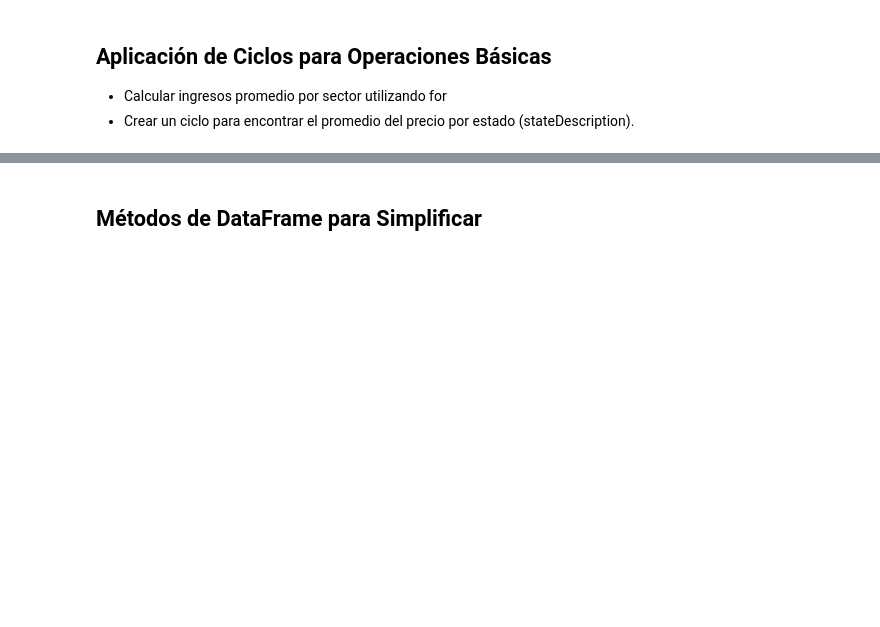
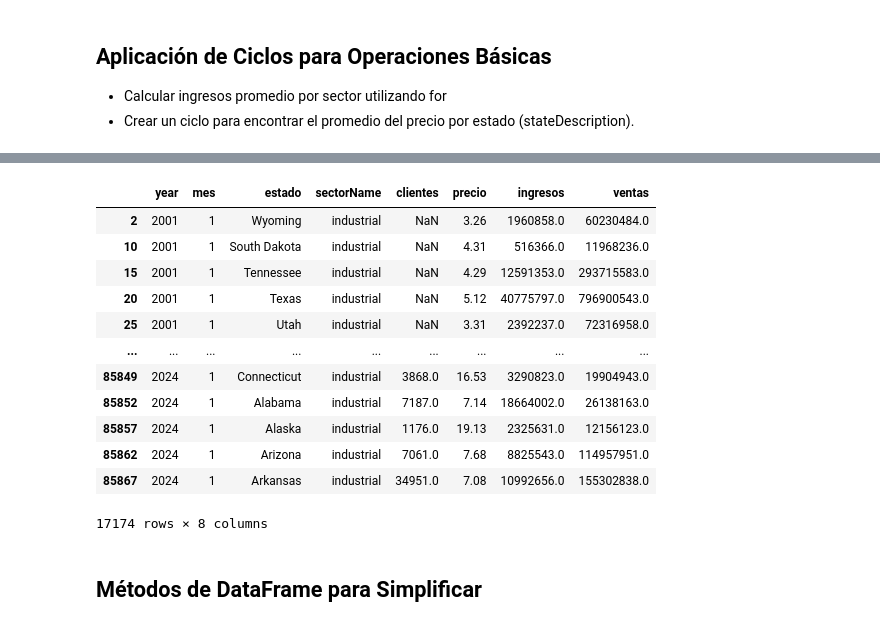
Before and after one commit to KevinrealG/Analisis-con-Python, a Jupyter notebook: Clase_6.ipynb, the cells around one changed output, grey strips where cells are left out. Saved outputs shown, nothing was run; the diff lists cells and outputs as text; code cells hidden in the pictures; blank space fills up the shorter version.

```diff
--- a/Clase_6.ipynb
+++ b/Clase_6.ipynb
@@ -407,2 +487,23 @@ sectores = df['sectorName'].unique()
+# %%
+# filtrar el DataFrame por un sector
+filtro_sector = datos_excel['sectorName'] == 'Agriculture'
+filtro_estado = datos_excel['estado'] == 'Texas'
+filtro_anual = datos_excel['year'] == 2001
+
+datos_excel[filtro_sector & filtro_estado & filtro_anual]
+# %% [output]
+|  | year | mes | estado | sectorName | clientes | precio | ingresos | ventas |
+| 2 | 2001 | 1 | Wyoming | industrial | NaN | 3.26 | 1960858.0 | 60230484.0 |
+| 10 | 2001 | 1 | South Dakota | industrial | NaN | 4.31 | 516366.0 | 11968236.0 |
+| 15 | 2001 | 1 | Tennessee | industrial | NaN | 4.29 | 12591353.0 | 293715583.0 |
+| 20 | 2001 | 1 | Texas | industrial | NaN | 5.12 | 40775797.0 | 796900543.0 |
+| 25 | 2001 | 1 | Utah | industrial | NaN | 3.31 | 2392237.0 | 72316958.0 |
+| ... | ... | ... | ... | ... | ... | ... | ... | ... |
+| 85849 | 2024 | 1 | Connecticut | industrial | 3868.0 | 16.53 | 3290823.0 | 19904943.0 |
+| 85852 | 2024 | 1 | Alabama | industrial | 7187.0 | 7.14 | 18664002.0 | 26138163.0 |
+| 85857 | 2024 | 1 | Alaska | industrial | 1176.0 | 19.13 | 2325631.0 | 12156123.0 |
+| 85862 | 2024 | 1 | Arizona | industrial | 7061.0 | 7.68 | 8825543.0 | 114957951.0 |
+| 85867 | 2024 | 1 | Arkansas | industrial | 34951.0 | 7.08 | 10992656.0 | 155302838.0 |
+17174 rows × 8 columns
 # %%
 # Ejemplo: Calcular el total de ventas por sector.
```
Also changed, not shown: parts of 12 cells of this notebook, 2 other files.
